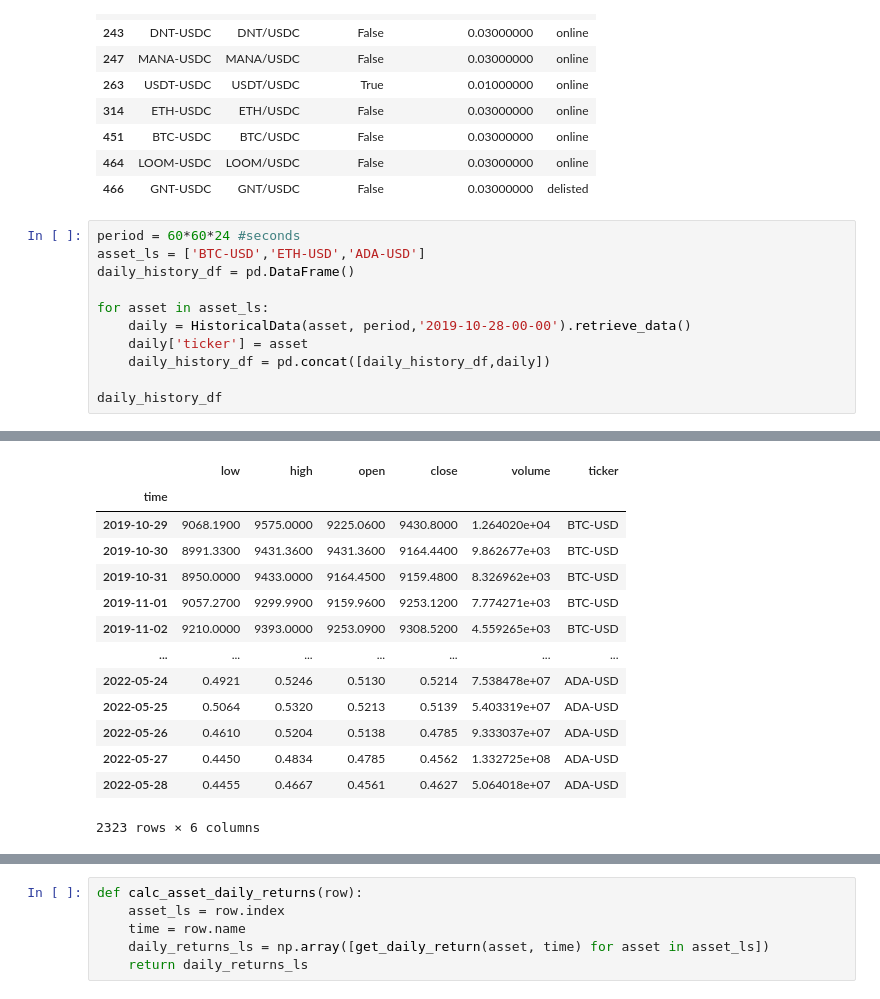
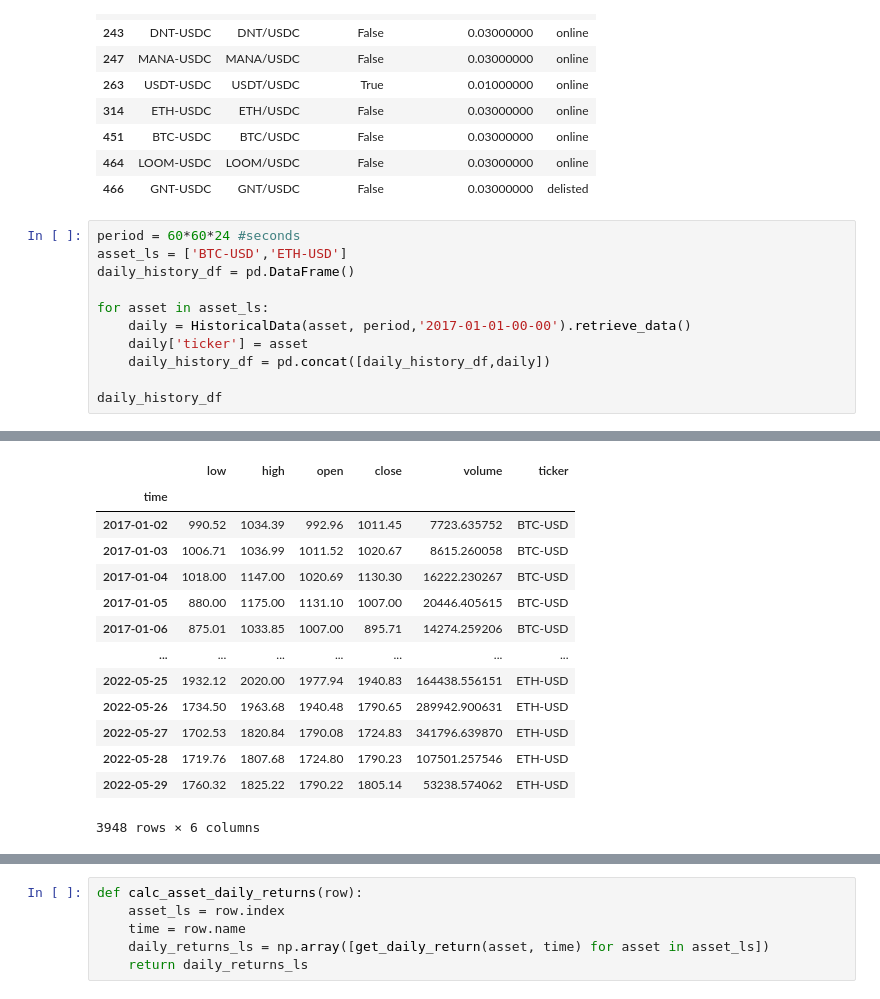
Before and after one commit to Zhimin90/crypto_portfolio_manager, a Jupyter notebook: dataset.ipynb, the cells around one changed output, grey strips where cells are left out. Cells and saved outputs as stored; diff of their text form.

```diff
--- a/dataset.ipynb
+++ b/dataset.ipynb
@@ -31,11 +31,11 @@ Extended Output is False, returning reduced dataset.
 | 466 | GNT-USDC | GNT/USDC | False | 0.03000000 | delisted |
 # %%
 period = 60*60*24 #seconds
-asset_ls = ['BTC-USD','ETH-USD','ADA-USD']
+asset_ls = ['BTC-USD','ETH-USD']
 daily_history_df = pd.DataFrame()
 
 for asset in asset_ls:
-    daily = HistoricalData(asset, period,'2019-10-28-00-00').retrieve_data()
+    daily = HistoricalData(asset, period,'2017-01-01-00-00').retrieve_data()
     daily['ticker'] = asset
     daily_history_df = pd.concat([daily_history_df,daily])
 
@@ -61,17 +61,17 @@ Data for chunk 4 of 4 extracted
 |  | low | high | open | close | volume | ticker |
 | time |  |  |  |  |  |  |
-| 2019-10-29 | 9068.1900 | 9575.0000 | 9225.0600 | 9430.8000 | 1.264020e+04 | BTC-USD |
-| 2019-10-30 | 8991.3300 | 9431.3600 | 9431.3600 | 9164.4400 | 9.862677e+03 | BTC-USD |
-| 2019-10-31 | 8950.0000 | 9433.0000 | 9164.4500 | 9159.4800 | 8.326962e+03 | BTC-USD |
-| 2019-11-01 | 9057.2700 | 9299.9900 | 9159.9600 | 9253.1200 | 7.774271e+03 | BTC-USD |
-| 2019-11-02 | 9210.0000 | 9393.0000 | 9253.0900 | 9308.5200 | 4.559265e+03 | BTC-USD |
+| 2017-01-02 | 990.52 | 1034.39 | 992.96 | 1011.45 | 7723.635752 | BTC-USD |
+| 2017-01-03 | 1006.71 | 1036.99 | 1011.52 | 1020.67 | 8615.260058 | BTC-USD |
+| 2017-01-04 | 1018.00 | 1147.00 | 1020.69 | 1130.30 | 16222.230267 | BTC-USD |
+| 2017-01-05 | 880.00 | 1175.00 | 1131.10 | 1007.00 | 20446.405615 | BTC-USD |
+| 2017-01-06 | 875.01 | 1033.85 | 1007.00 | 895.71 | 14274.259206 | BTC-USD |
 | ... | ... | ... | ... | ... | ... | ... |
-| 2022-05-24 | 0.4921 | 0.5246 | 0.5130 | 0.5214 | 7.538478e+07 | ADA-USD |
-| 2022-05-25 | 0.5064 | 0.5320 | 0.5213 | 0.5139 | 5.403319e+07 | ADA-USD |
-| 2022-05-26 | 0.4610 | 0.5204 | 0.5138 | 0.4785 | 9.333037e+07 | ADA-USD |
-| 2022-05-27 | 0.4450 | 0.4834 | 0.4785 | 0.4562 | 1.332725e+08 | ADA-USD |
-| 2022-05-28 | 0.4455 | 0.4667 | 0.4561 | 0.4627 | 5.064018e+07 | ADA-USD |
+| 2022-05-25 | 1932.12 | 2020.00 | 1977.94 | 1940.83 | 164438.556151 | ETH-USD |
+| 2022-05-26 | 1734.50 | 1963.68 | 1940.48 | 1790.65 | 289942.900631 | ETH-USD |
+| 2022-05-27 | 1702.53 | 1820.84 | 1790.08 | 1724.83 | 341796.639870 | ETH-USD |
+| 2022-05-28 | 1719.76 | 1807.68 | 1724.80 | 1790.23 | 107501.257546 | ETH-USD |
+| 2022-05-29 | 1760.32 | 1825.22 | 1790.22 | 1805.14 | 53238.574062 | ETH-USD |
-2323 rows × 6 columns
+3948 rows × 6 columns
 # %%
 for asset in asset_ls:
     daily_df = daily_history_df[daily_history_df['ticker'] == asset].copy()
```
Also changed, not shown: parts of 16 cells of this notebook.
